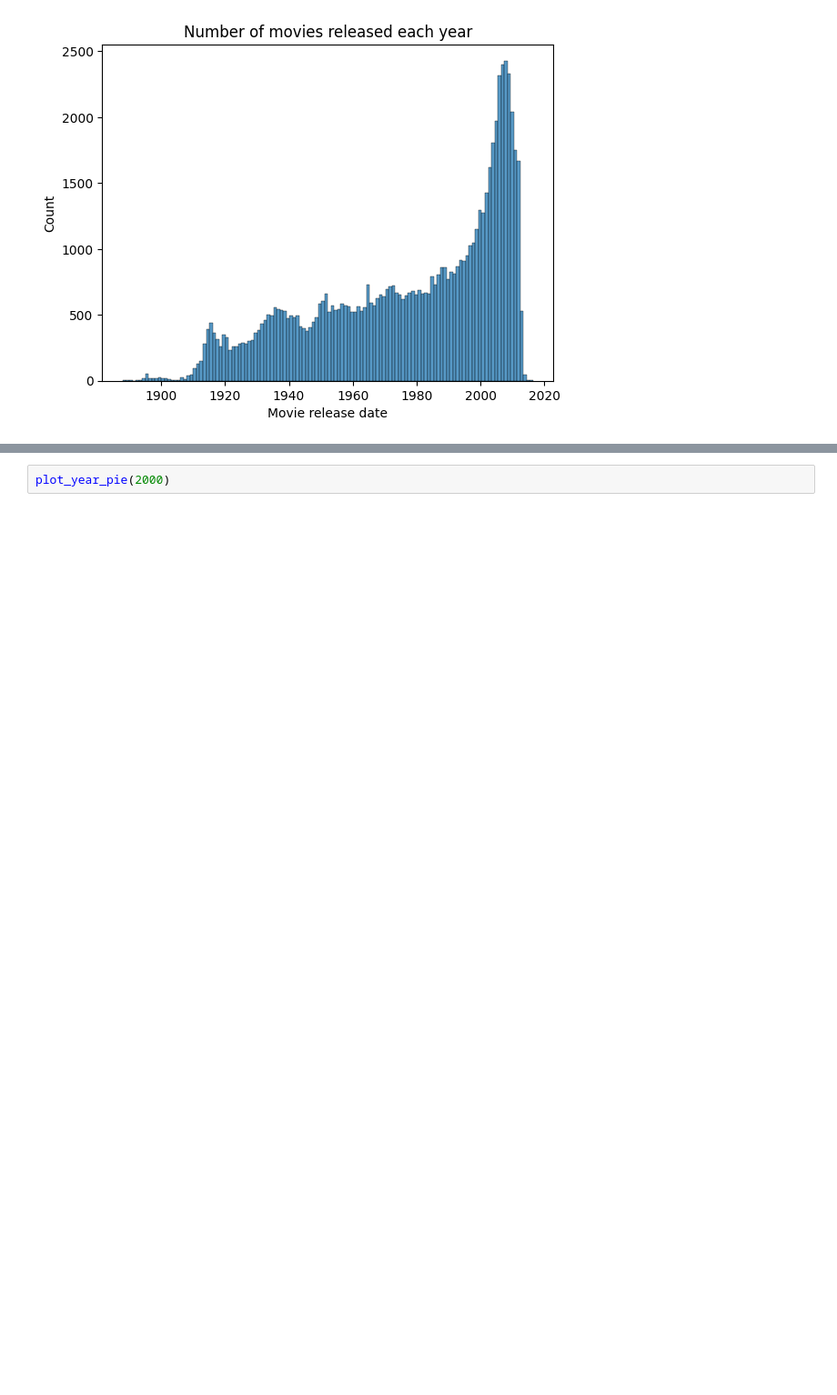
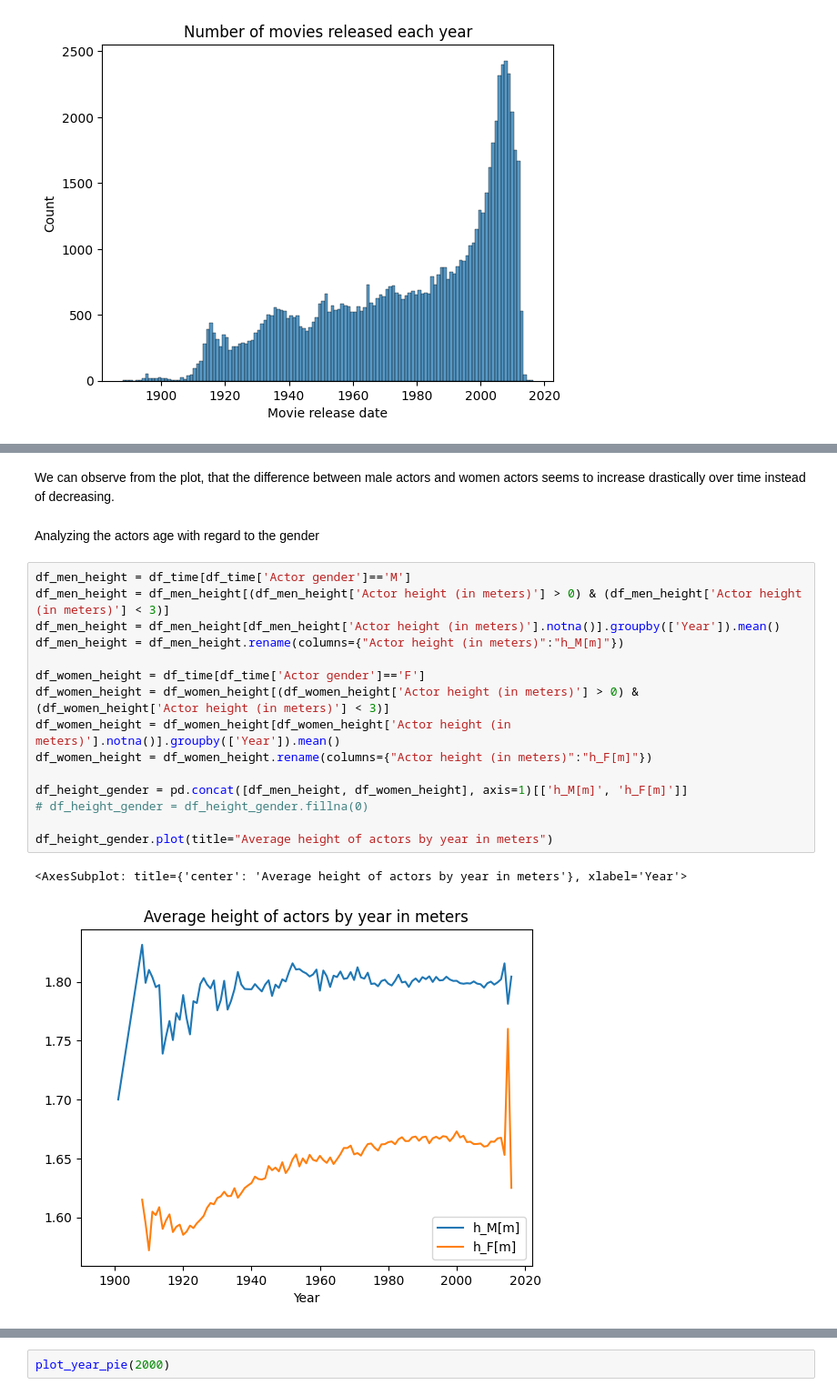
Before and after one commit to epfl-ada/ada-2022-project-imdbmi, a Jupyter notebook: Analysis.ipynb, the cells around one changed output, grey strips where cells are left out. Shown at 91% size. Drawn from its saved outputs; the diff is of its cells as text; blank space fills up the shorter version.

```diff
--- a/Analysis.ipynb
+++ b/Analysis.ipynb
@@ -81,0 +158,22 @@ Text(0.5, 1.0, 'Number of movies released each year')
+# %% [markdown]
+We can observe from the plot, that the difference between male actors and women actors seems to increase drastically over time instead of decreasing.
+# %% [markdown]
+Analyzing the actors age with regard to the gender
+# %%
+df_men_height = df_time[df_time['Actor gender']=='M']
+df_men_height = df_men_height[(df_men_height['Actor height (in meters)'] > 0) & (df_men_height['Actor height (in meters)'] < 3)]
+df_men_height = df_men_height[df_men_height['Actor height (in meters)'].notna()].groupby(['Year']).mean()
+df_men_height = df_men_height.rename(columns={"Actor height (in meters)":"h_M[m]"})
+
+df_women_height = df_time[df_time['Actor gender']=='F']
+df_women_height = df_women_height[(df_women_height['Actor height (in meters)'] > 0) & (df_women_height['Actor height (in meters)'] < 3)]
+df_women_height = df_women_height[df_women_height['Actor height (in meters)'].notna()].groupby(['Year']).mean()
+df_women_height = df_women_height.rename(columns={"Actor height (in meters)":"h_F[m]"})
+
+df_height_gender = pd.concat([df_men_height, df_women_height], axis=1)[['h_M[m]', 'h_F[m]']]
+# df_height_gender = df_height_gender.fillna(0)
+
+df_height_gender.plot(title="Average height of actors by year in meters")
+# %% [output]
+<AxesSubplot: title={'center': 'Average height of actors by year in meters'}, xlabel='Year'>
+[figure, added]
```
Also changed, not shown: parts of 62 cells of this notebook.
